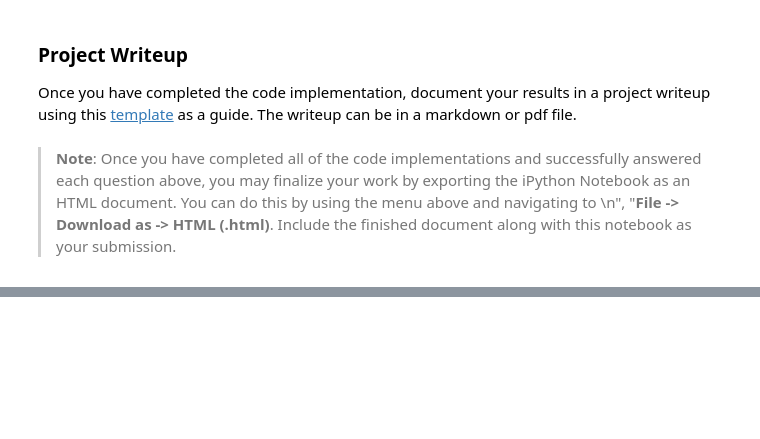
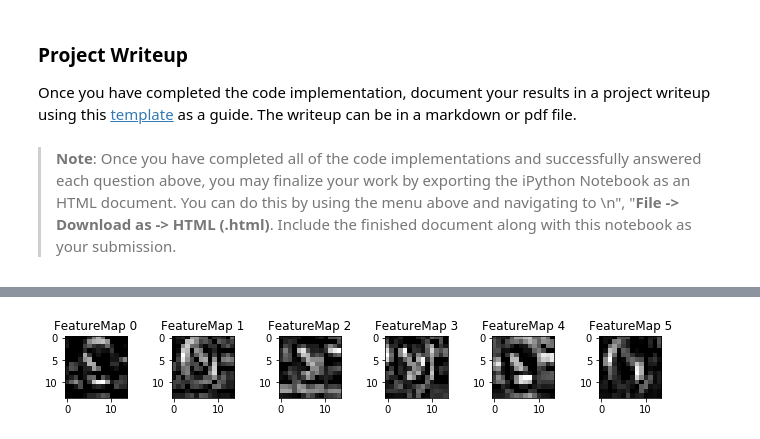
Before and after one commit to kamiarkordari/CarND-Traffic-Sign-Classifier, a Jupyter notebook: Traffic_Sign_Classifier.ipynb, the cells around one changed output, grey strips where cells are left out. Cells and saved outputs as stored; diff of their text form; code cells hidden in the pictures; blank space fills up the shorter version.

```diff
--- a/Traffic_Sign_Classifier.ipynb
+++ b/Traffic_Sign_Classifier.ipynb
@@ -545,0 +557,7 @@ def outputFeatureMap(image_input, tf_activation, activation_min=-1, activation_m
+# %%
+model.layers[1]._name='layer1'
+outputFeatureMap(X_new_test[1], 'layer1')
+
+plt.savefig('./output_images/second_layer_outout.jpg')
+# %% [output]
+[figure, added]
```
Also changed, not shown: parts of 2 cells of this notebook, 2 other files.
